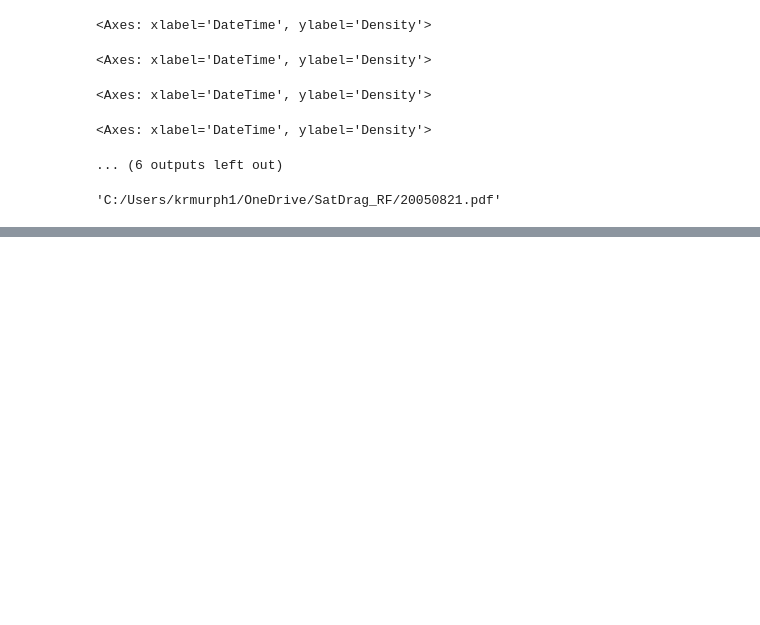
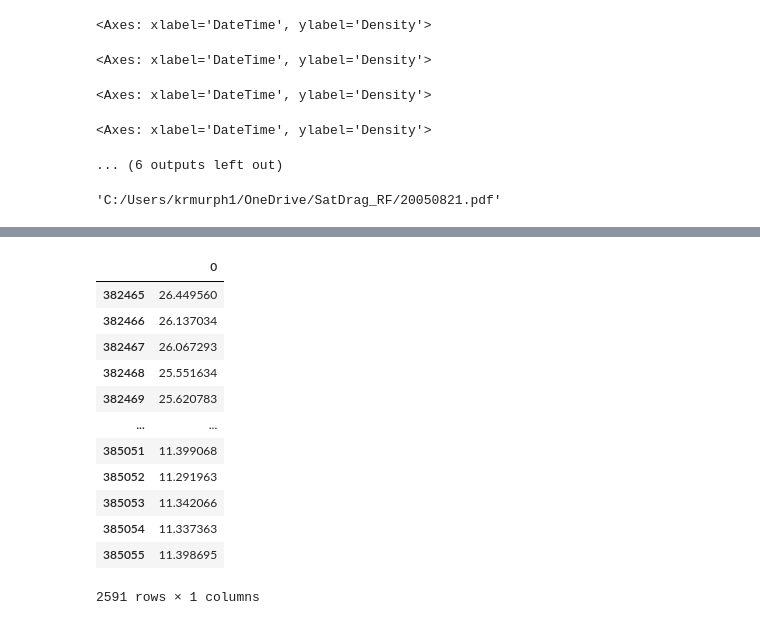
Before and after one commit to kylermurphy/SatDrag, a Jupyter notebook: Notebooks/RF_Events.ipynb, the cells around one changed output, grey strips where cells are left out. Drawn from its saved outputs; the diff is of its cells as text; code cells hidden in the pictures; blank space fills up the shorter version.

```diff
--- a/Notebooks/RF_Events.ipynb
+++ b/Notebooks/RF_Events.ipynb
@@ -300,0 +328,18 @@ if sfig:
+# %%
+gd = (ch_fg['DateTime'] > sdate) & (ch_fg['DateTime'] < edate)
+
+ch_fg['resid'].div(ch_fg['400kmDensity']).abs().rolling(90,min_periods=1).mean().multiply(100).to_frame().set_index(ch_fg.index)[gd]
+# %% [output]
+|  | 0 |
+| 382465 | 26.449560 |
+| 382466 | 26.137034 |
+| 382467 | 26.067293 |
+| 382468 | 25.551634 |
+| 382469 | 25.620783 |
+| ... | ... |
+| 385051 | 11.399068 |
+| 385052 | 11.291963 |
+| 385053 | 11.342066 |
+| 385054 | 11.337363 |
+| 385055 | 11.398695 |
+2591 rows × 1 columns
```
Also changed, not shown: parts of 6 cells of this notebook, 1 other file.
